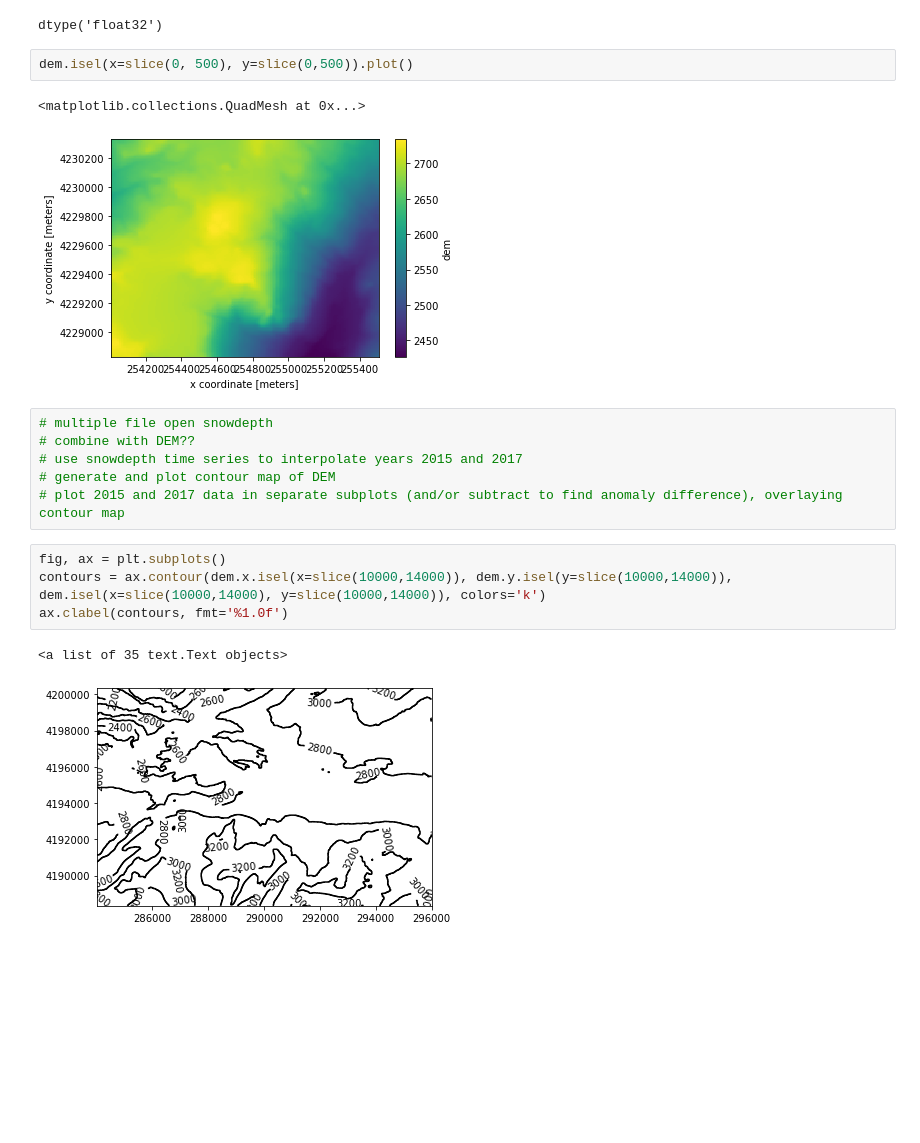
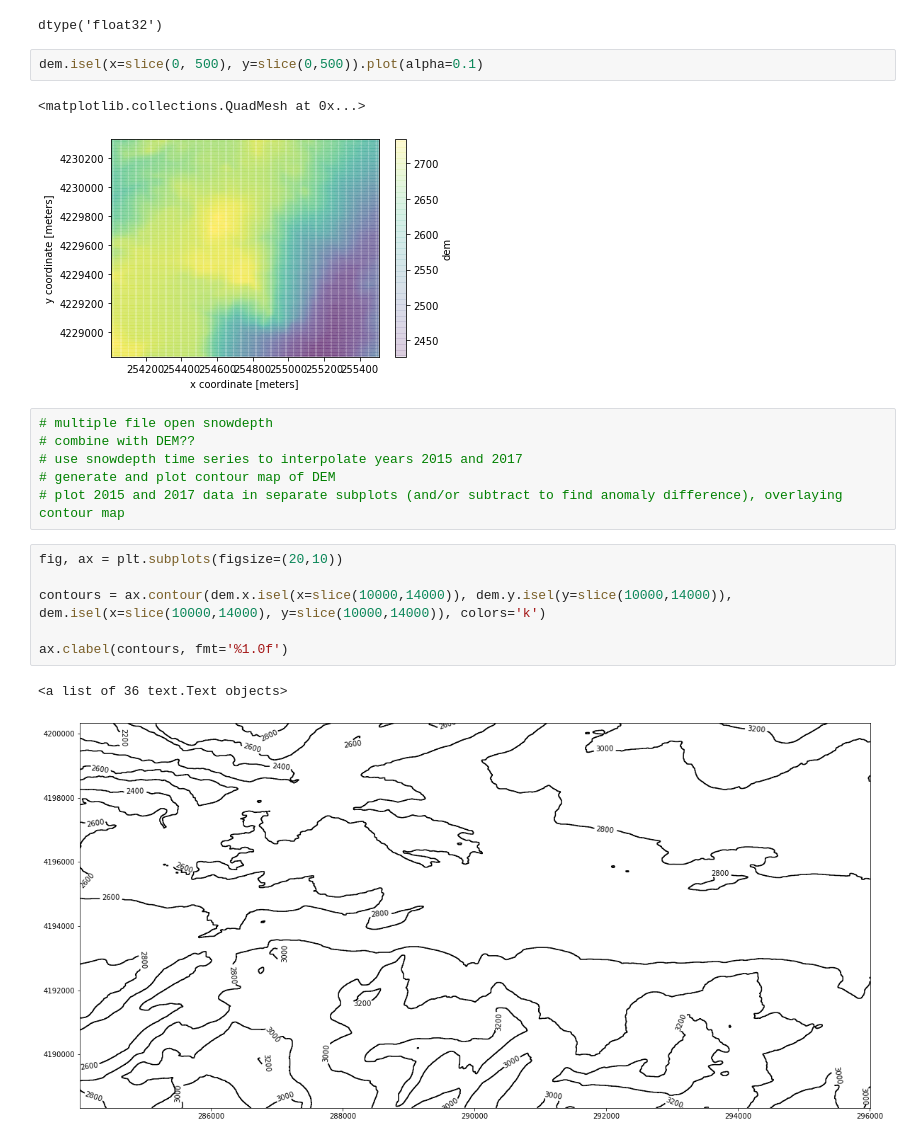
Before and after one commit to geohackweek/ghw2019_deepstac, a Jupyter notebook: notebooks/Billy/Manipulation with XArray.ipynb, the cells around one changed output. Saved outputs shown, nothing was run; the diff lists cells and outputs as text; blank space fills up the shorter version.

```diff
--- a/notebooks/Billy/Manipulation with XArray.ipynb
+++ b/notebooks/Billy/Manipulation with XArray.ipynb
@@ -143,10 +144,10 @@ dem.dtype
 # %% [output]
 dtype('float32')
 # %%
-dem.isel(x=slice(0, 500), y=slice(0,500)).plot()
+dem.isel(x=slice(0, 500), y=slice(0,500)).plot(alpha=0.1)
 # %% [output]
 <matplotlib.collections.QuadMesh at 0x...>
-[figure, old version]
+[figure, new version]
 # %%
 # multiple file open snowdepth
 # combine with DEM??
@@ -154,9 +155,11 @@ dem.isel(x=slice(0, 500), y=slice(0,500)).plot()
 # generate and plot contour map of DEM
 # plot 2015 and 2017 data in separate subplots (and/or subtract to find anomaly difference), overlaying contour map
 # %%
-fig, ax = plt.subplots()
+fig, ax = plt.subplots(figsize=(20,10))
+
 contours = ax.contour(dem.x.isel(x=slice(10000,14000)), dem.y.isel(y=slice(10000,14000)), dem.isel(x=slice(10000,14000), y=slice(10000,14000)), colors='k')
+
 ax.clabel(contours, fmt='%1.0f')
 # %% [output]
-<a list of 35 text.Text objects>
+<a list of 36 text.Text objects>
-[figure, old version]
+[figure, new version]
```
Also changed, not shown: parts of 7 cells of this notebook, 1 other file.
